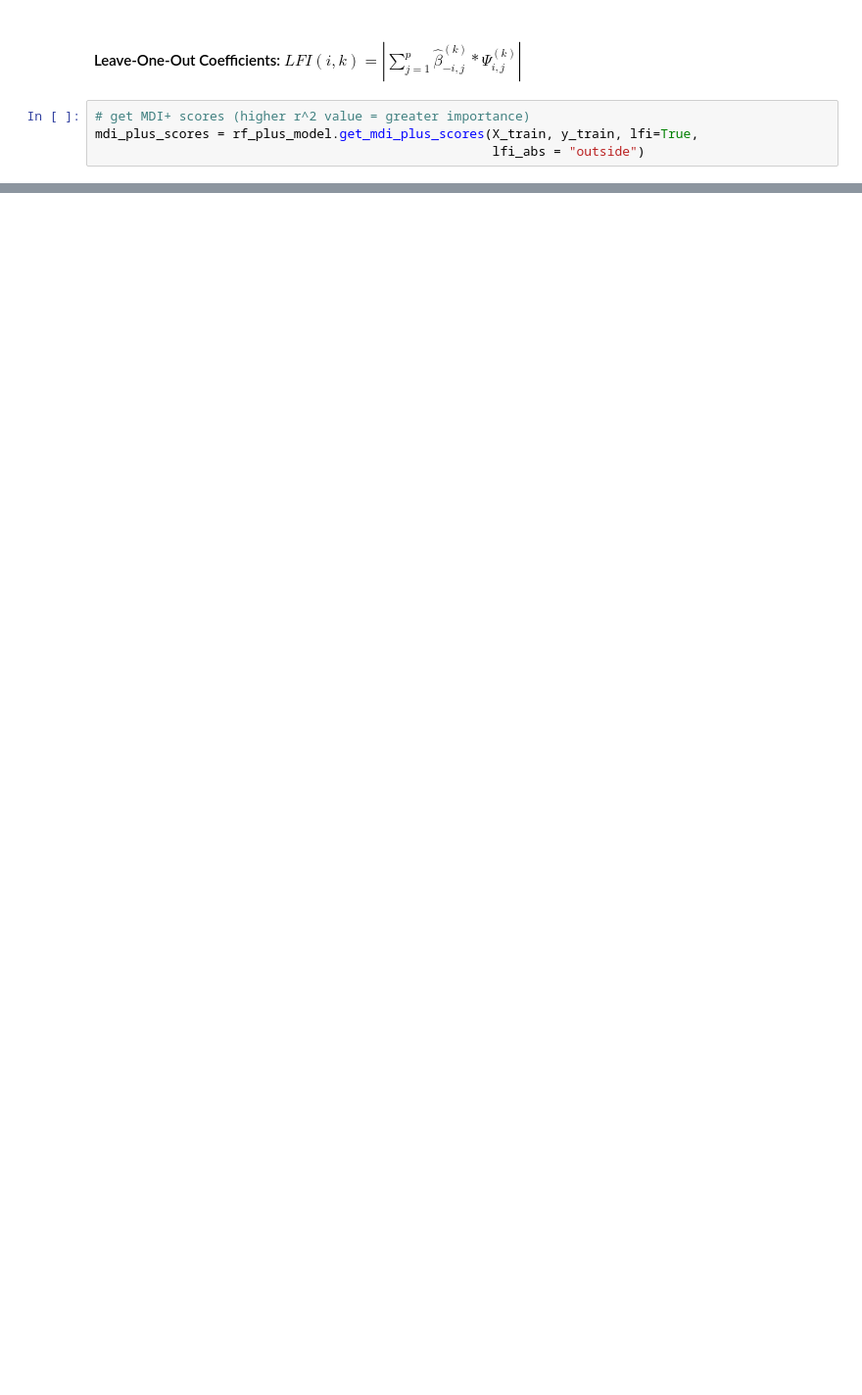
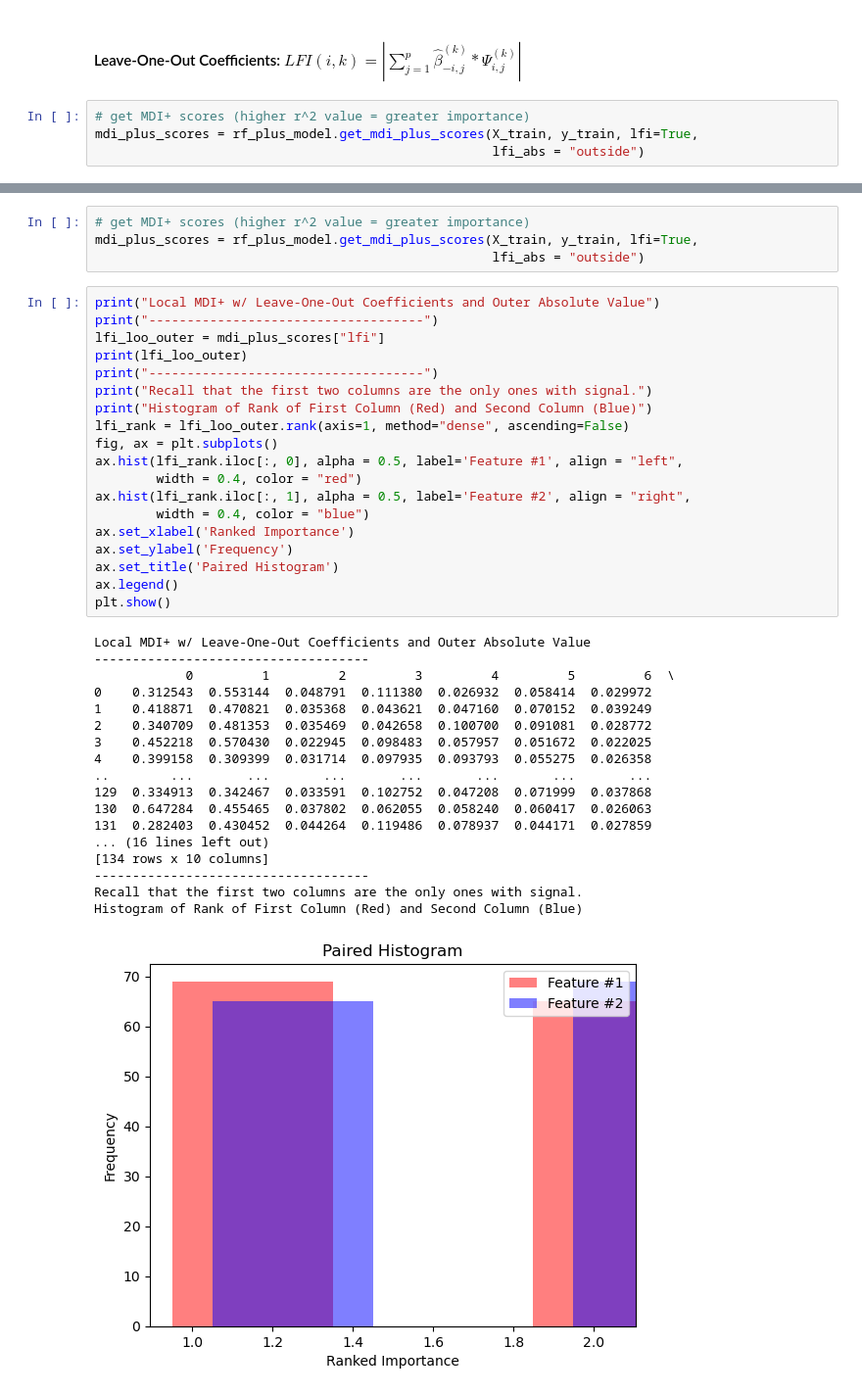
Before and after one commit to zachrewolinski/imodels, a Jupyter notebook: notebooks/zachs_sandbox.ipynb, the cells around one changed output, grey strips where cells are left out. Shown at 98% size. Cells and saved outputs as stored; diff of their text form; blank space fills up the shorter version.

```diff
--- a/notebooks/zachs_sandbox.ipynb
+++ b/notebooks/zachs_sandbox.ipynb
@@ -134,0 +137,42 @@ Histogram of Rank of First Column (Red) and Second Column (Blue)
+# %%
+# get MDI+ scores (higher r^2 value = greater importance)
+mdi_plus_scores = rf_plus_model.get_mdi_plus_scores(X_train, y_train, lfi=True,
+                                                    lfi_abs = "outside")
+# %%
+print("Local MDI+ w/ Leave-One-Out Coefficients and Outer Absolute Value")
+print("------------------------------------")
+lfi_loo_outer = mdi_plus_scores["lfi"]
+print(lfi_loo_outer)
+print("------------------------------------")
+print("Recall that the first two columns are the only ones with signal.")
+print("Histogram of Rank of First Column (Red) and Second Column (Blue)")
+lfi_rank = lfi_loo_outer.rank(axis=1, method="dense", ascending=False)
+fig, ax = plt.subplots()
+ax.hist(lfi_rank.iloc[:, 0], alpha = 0.5, label='Feature #1', align = "left",
+        width = 0.4, color = "red")
+ax.hist(lfi_rank.iloc[:, 1], alpha = 0.5, label='Feature #2', align = "right",
+        width = 0.4, color = "blue")
+ax.set_xlabel('Ranked Importance')
+ax.set_ylabel('Frequency')
+ax.set_title('Paired Histogram')
+ax.legend()
+plt.show()
+# %% [output]
+Local MDI+ w/ Leave-One-Out Coefficients and Outer Absolute Value
+------------------------------------
+            0         1         2         3         4         5         6  \
+0    0.312543  0.553144  0.048791  0.111380  0.026932  0.058414  0.029972
+1    0.418871  0.470821  0.035368  0.043621  0.047160  0.070152  0.039249
+2    0.340709  0.481353  0.035469  0.042658  0.100700  0.091081  0.028772
+3    0.452218  0.570430  0.022945  0.098483  0.057957  0.051672  0.022025
+4    0.399158  0.309399  0.031714  0.097935  0.093793  0.055275  0.026358
+..        ...       ...       ...       ...       ...       ...       ...
+129  0.334913  0.342467  0.033591  0.102752  0.047208  0.071999  0.037868
+130  0.647284  0.455465  0.037802  0.062055  0.058240  0.060417  0.026063
+131  0.282403  0.430452  0.044264  0.119486  0.078937  0.044171  0.027859
+... (16 lines left out)
+[134 rows x 10 columns]
+------------------------------------
+Recall that the first two columns are the only ones with signal.
+Histogram of Rank of First Column (Red) and Second Column (Blue)
+[figure, added]
```
Also changed, not shown: parts of 4 cells of this notebook, 1 other file.
